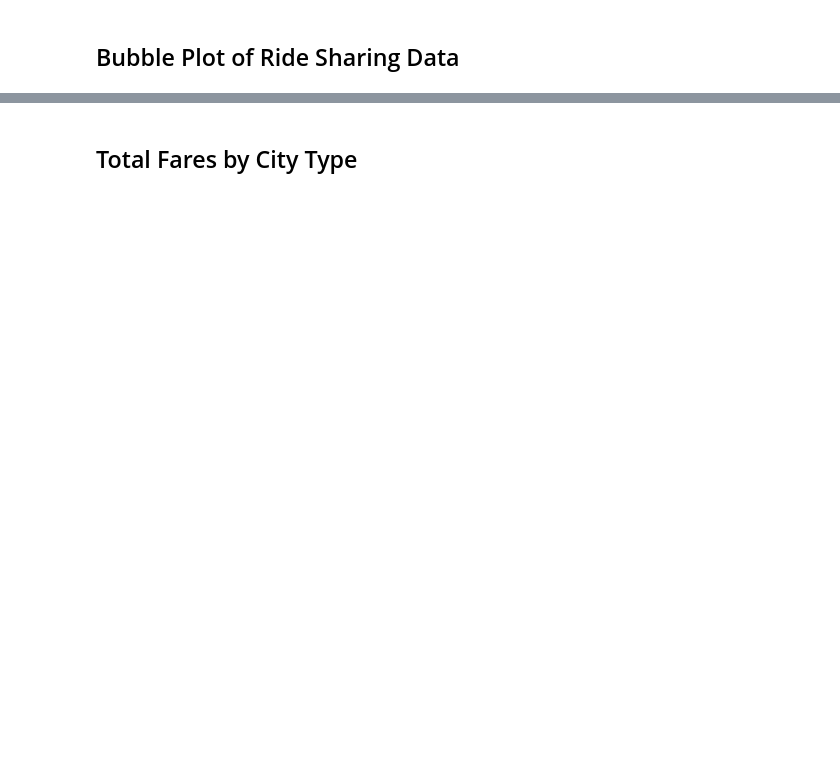
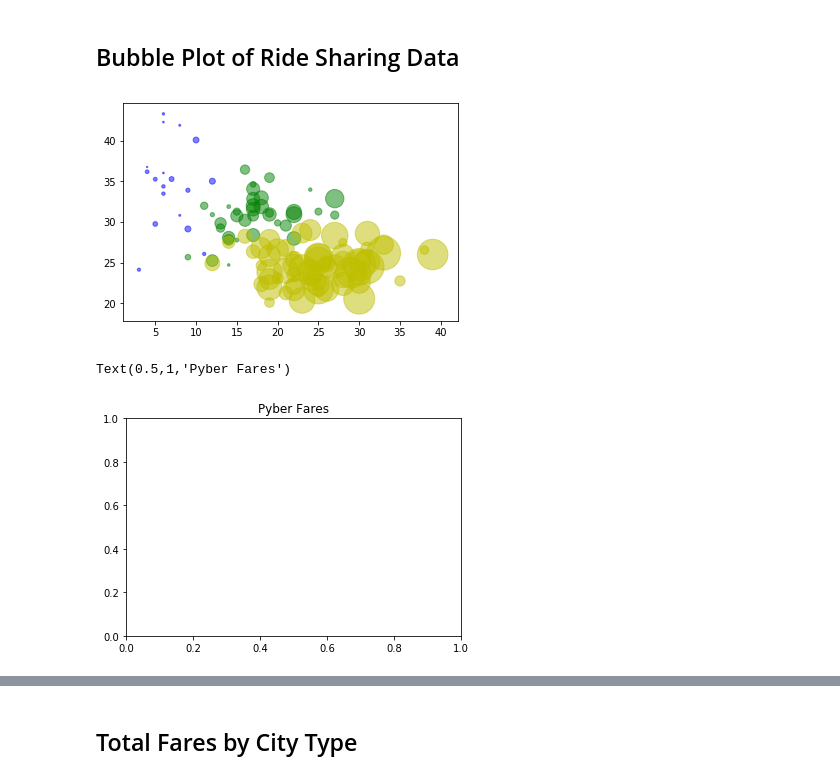
Before and after one commit to GregPoppe/Homework, a Jupyter notebook: Pyber/pyber_starter.ipynb, the cells around one changed output, grey strips where cells are left out. Saved outputs shown, nothing was run; the diff lists cells and outputs as text; code cells hidden in the pictures; blank space fills up the shorter version.

Commit message:
Pyber HW2

```diff
--- a/Pyber/pyber_starter.ipynb
+++ b/Pyber/pyber_starter.ipynb
@@ -52,3 +32,46 @@ comb_data.head()
+# %%
+# Obtain the x and y coordinates for each of the three city types
+rural_df = comb_data[comb_data['type'] == 'Rural']
+urban_df = comb_data[comb_data['type'] == 'Urban']
+suburban_df = comb_data[comb_data['type'] == 'Suburban']
+
+groupedrural_df = comb_data[comb_data['type'] == 'Rural'].groupby(['city']).agg({'ride_id' : 'count', 'driver_count': 'sum','fare' : 'mean'})
+groupedurban_df = comb_data[comb_data['type'] == 'Urban'].groupby(['city']).agg({'ride_id' : 'count', 'driver_count': 'sum','fare' : 'mean'})
+groupedsuburban_df = comb_data[comb_data['type'] == 'Suburban'].groupby(['city']).agg({'ride_id' : 'count', 'driver_count': 'sum','fare' : 'mean'})
+
+groupedurban_df.head()
+
+# Build the scatter plots for each city types
+
+#ax1 = groupedurban_df.plot.scatter(x = 'ride_id', y = 'fare'
+#           ,edgecolors = 'k', c = 'darksalmon', s = groupedurban_df['driver_count']*.5, alpha = .5)
+
+#ax2 = groupedrural_df.plot.scatter(x = 'ride_id', y = 'fare'
+#           ,edgecolors = 'k', c = 'yellow', s = groupedrural_df['driver_count']*.5, alpha = .5, ax = ax1)
+
+#ax3 = groupedsuburban_df.plot.scatter(x = 'ride_id', y = 'fare'
+#           ,edgecolors = 'k', c = 'green', s = groupedsuburban_df['driver_count']*.5, alpha = .5, ax = ax1)
+
+
+
+plt.scatter(groupedsuburban_df['ride_id'], groupedsuburban_df['fare'] ,s=groupedsuburban_df['driver_count']*.5,  c='g', alpha=0.5)
+plt.scatter(groupedrural_df['ride_id'], groupedrural_df['fare'] ,s=groupedrural_df['driver_count']*.5,  c='b', alpha=0.5)
+plt.scatter(groupedurban_df['ride_id'], groupedurban_df['fare'] , s=groupedurban_df['driver_count']*.5, c='y', alpha=0.5)
+plt.show()
+plt.title('Pyber Fares')
+
+
+# Incorporate the other graph properties
+
+# Create a legend
+
+# Incorporate a text label regarding circle size
+
+# Save Figure
+# %% [output]
+[figure, added]
+Text(0.5,1,'Pyber Fares')
+[figure, added]
 # %%
 # Show plot
 plt.show()
```
Also changed, not shown: parts of 7 cells of this notebook.
